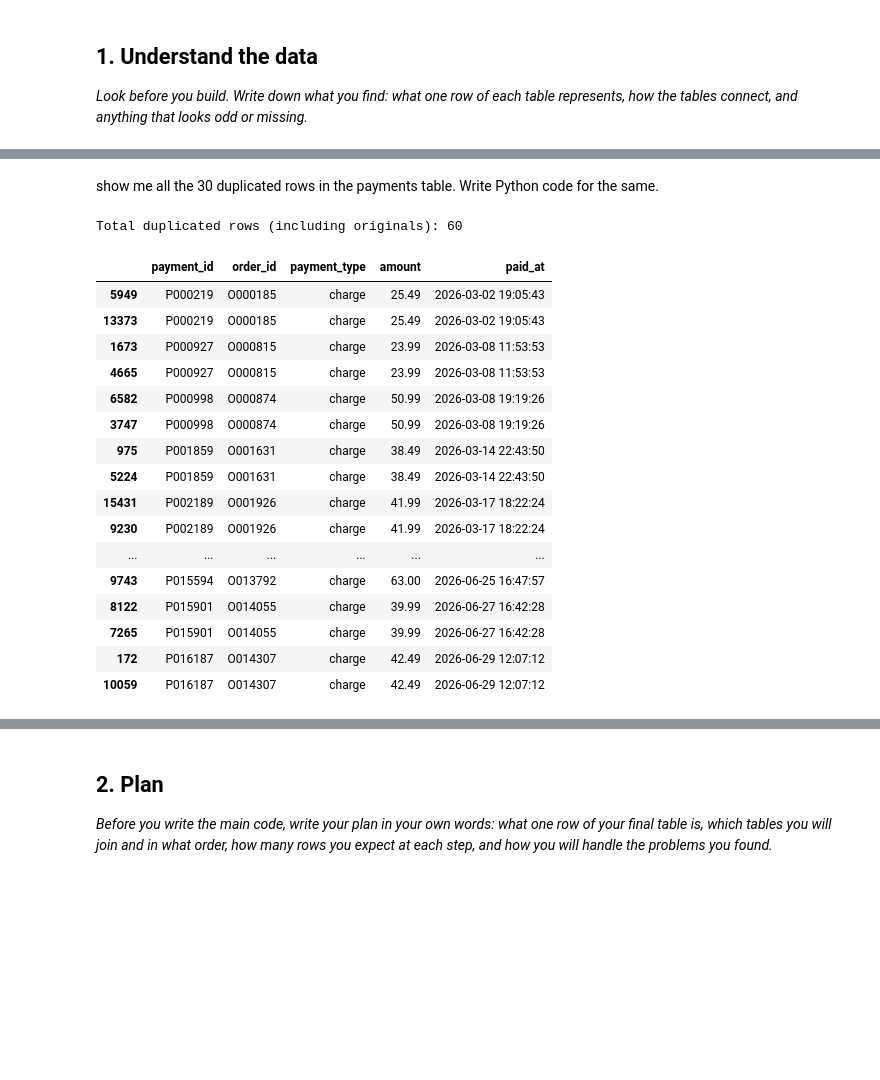
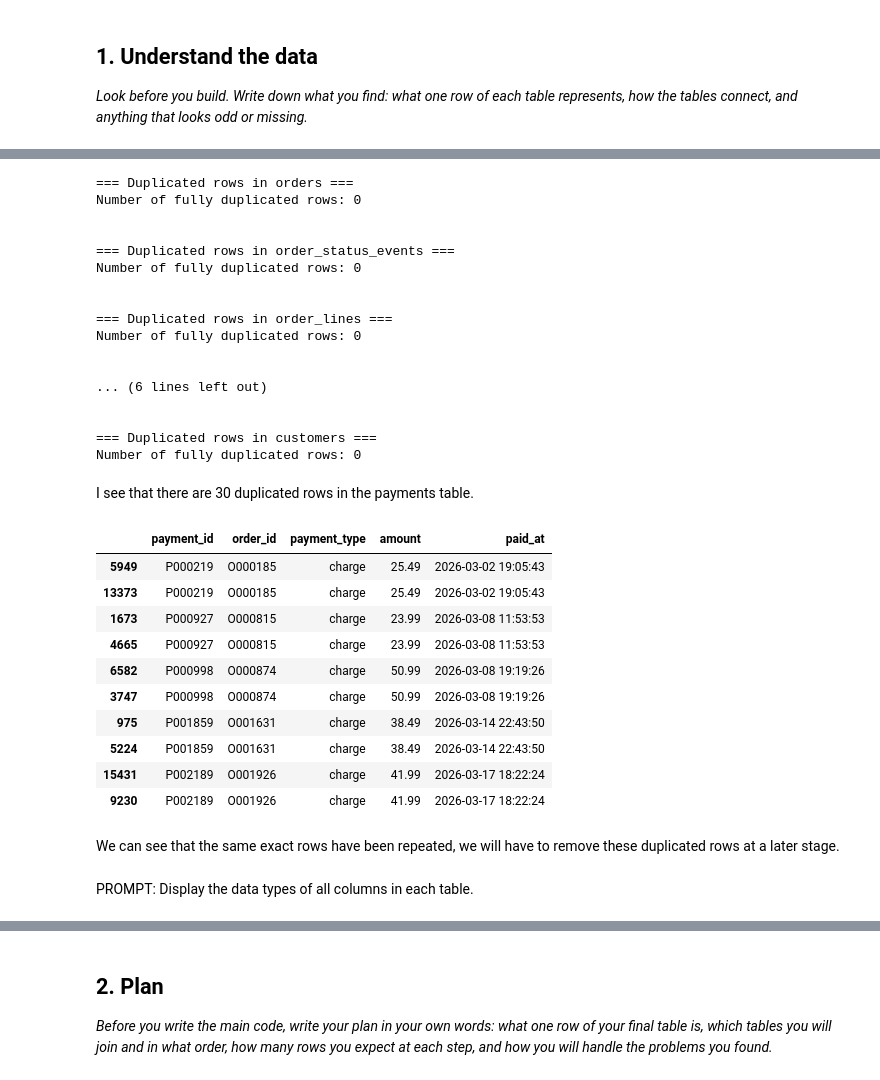
Before and after one commit to Zeeshan-Khatib-5830521/Projects, a Jupyter notebook: 5_02_practice_weekly_ops.ipynb, the cells around one changed output, grey strips where cells are left out. Saved outputs shown, nothing was run; the diff lists cells and outputs as text; code cells hidden in the pictures; blank space fills up the shorter version.

```diff
--- a/5_02_practice_weekly_ops.ipynb
+++ b/5_02_practice_weekly_ops.ipynb
@@ -384,27 +338,49 @@ dtype: object
+# %%
+for name, df in tables.items():
+    num_duplicates = df.duplicated().sum()
+    print(f"=== Duplicated rows in {name} ===")
+    print(f"Number of fully duplicated rows: {num_duplicates}")
+    print("\n")
+# %% [output]
+=== Duplicated rows in orders ===
+Number of fully duplicated rows: 0
+
+
+=== Duplicated rows in order_status_events ===
+Number of fully duplicated rows: 0
+
+
+=== Duplicated rows in order_lines ===
+Number of fully duplicated rows: 0
+
+
+... (6 lines left out)
+
+
+=== Duplicated rows in customers ===
+Number of fully duplicated rows: 0
 # %% [markdown]
-show me all the 30 duplicated rows in the payments table. Write Python code for the same.
+I see that there are 30 duplicated rows in the payments table.
-# %%
-payments = tables["payments"]
-duplicate_mask = payments.duplicated(keep=False) # keeps all instances of duplicates to inspect them
-
-print(f"Total duplicated rows (including originals): {duplicate_mask.sum()}")
-display(payments[duplicate_mask].sort_values(by="payment_id"))
-# %% [output]
-Total duplicated rows (including originals): 60
-|  | payment_id | order_id | payment_type | amount | paid_at |
-| 5949 | P000219 | O000185 | charge | 25.49 | 2026-03-02 19:05:43 |
-| 13373 | P000219 | O000185 | charge | 25.49 | 2026-03-02 19:05:43 |
-| 1673 | P000927 | O000815 | charge | 23.99 | 2026-03-08 11:53:53 |
-| 4665 | P000927 | O000815 | charge | 23.99 | 2026-03-08 11:53:53 |
-| 6582 | P000998 | O000874 | charge | 50.99 | 2026-03-08 19:19:26 |
-| 3747 | P000998 | O000874 | charge | 50.99 | 2026-03-08 19:19:26 |
-| 975 | P001859 | O001631 | charge | 38.49 | 2026-03-14 22:43:50 |
-| 5224 | P001859 | O001631 | charge | 38.49 | 2026-03-14 22:43:50 |
-| 15431 | P002189 | O001926 | charge | 41.99 | 2026-03-17 18:22:24 |
-| 9230 | P002189 | O001926 | charge | 41.99 | 2026-03-17 18:22:24 |
-| ... | ... | ... | ... | ... | ... |
-| 9743 | P015594 | O013792 | charge | 63.00 | 2026-06-25 16:47:57 |
-| 8122 | P015901 | O014055 | charge | 39.99 | 2026-06-27 16:42:28 |
-| 7265 | P015901 | O014055 | charge | 39.99 | 2026-06-27 16:42:28 |
-| 172 | P016187 | O014307 | charge | 42.49 | 2026-06-29 12:07:12 |
-| 10059 | P016187 | O014307 | charge | 42.49 | 2026-06-29 12:07:12 |
+# %%
+# Filter payments to show only the rows that are completely duplicated (keeping all occurrences)
+payments_df = tables['payments']
+duplicated_rows = payments_df[payments_df.duplicated(keep=False)]
+
+# Sort by payment_id to see the duplicates next to each other
+duplicated_rows.sort_values(by='payment_id').head(10)
+# %% [output]
+|  | payment_id | order_id | payment_type | amount | paid_at |
+| 5949 | P000219 | O000185 | charge | 25.49 | 2026-03-02 19:05:43 |
+| 13373 | P000219 | O000185 | charge | 25.49 | 2026-03-02 19:05:43 |
+| 1673 | P000927 | O000815 | charge | 23.99 | 2026-03-08 11:53:53 |
+| 4665 | P000927 | O000815 | charge | 23.99 | 2026-03-08 11:53:53 |
+| 6582 | P000998 | O000874 | charge | 50.99 | 2026-03-08 19:19:26 |
+| 3747 | P000998 | O000874 | charge | 50.99 | 2026-03-08 19:19:26 |
+| 975 | P001859 | O001631 | charge | 38.49 | 2026-03-14 22:43:50 |
+| 5224 | P001859 | O001631 | charge | 38.49 | 2026-03-14 22:43:50 |
+| 15431 | P002189 | O001926 | charge | 41.99 | 2026-03-17 18:22:24 |
+| 9230 | P002189 | O001926 | charge | 41.99 | 2026-03-17 18:22:24 |
+# %% [markdown]
+We can see that the same exact rows have been repeated, we will have to remove these duplicated rows at a later stage.
+# %% [markdown]
+PROMPT: Display the data types of all columns in each table.
```
Also changed, not shown: parts of 30 cells of this notebook.
